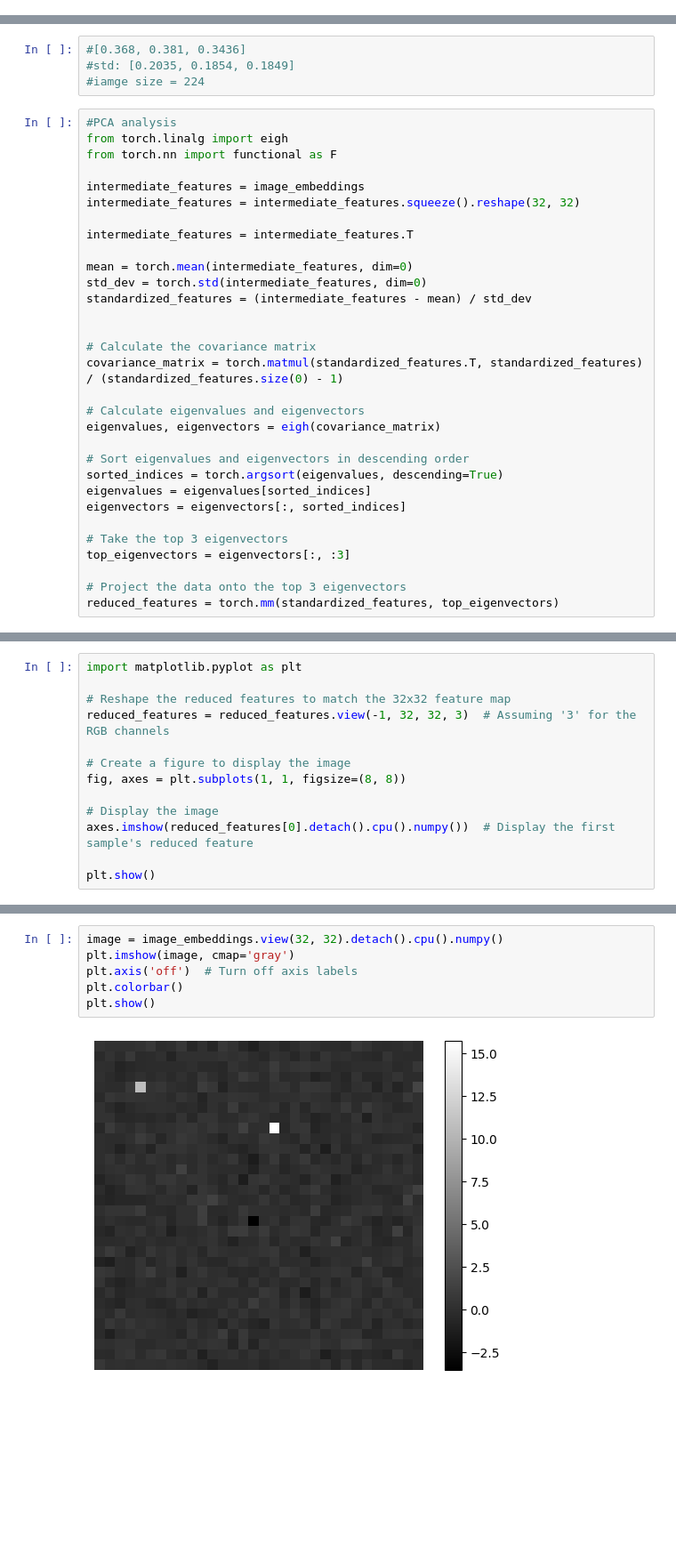
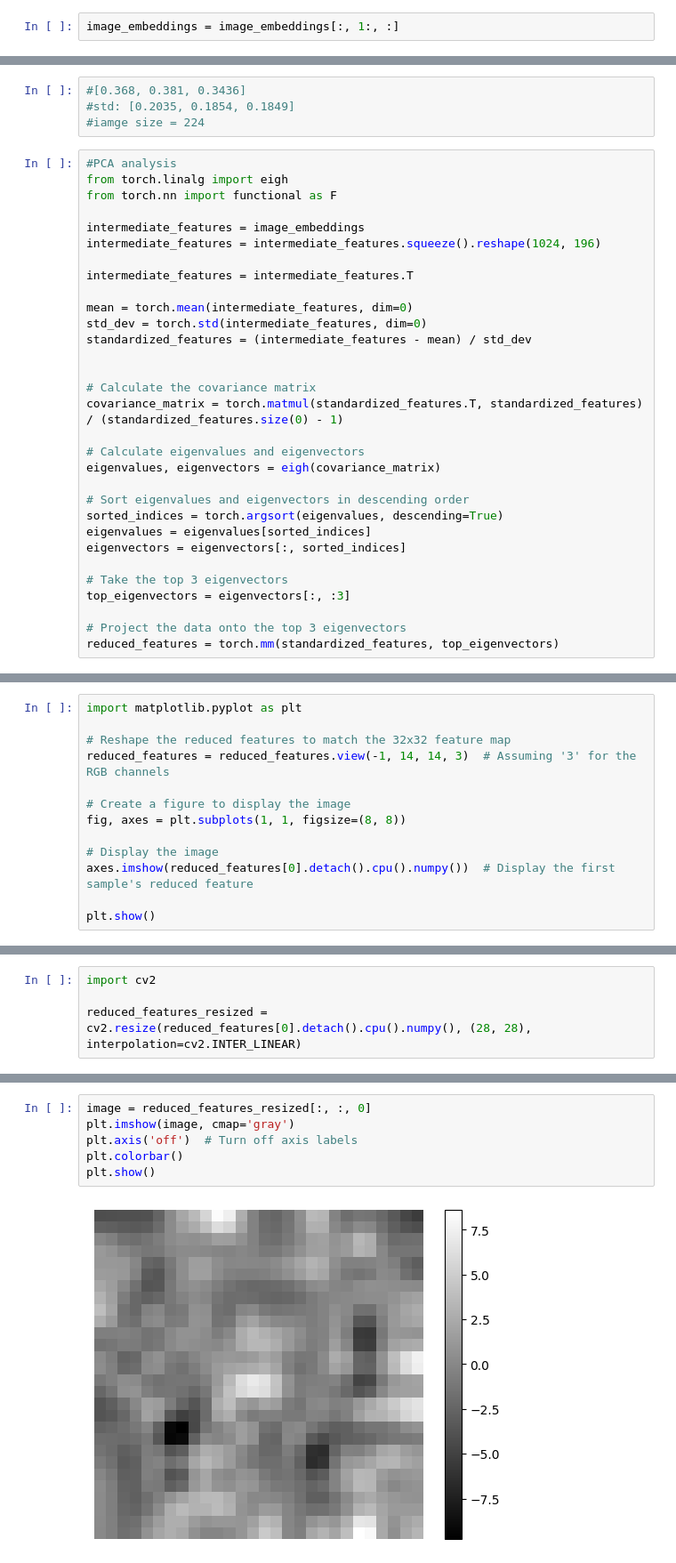
Before and after one commit to Bissmella/CV_misc, a Jupyter notebook: scale_mae.ipynb, the cells around one changed output, grey strips where cells are left out. Shown at 89% size. Cells and saved outputs as stored; diff of their text form; blank space fills up the shorter version.

```diff
--- a/scale_mae.ipynb
+++ b/scale_mae.ipynb
@@ -92,0 +102,2 @@ torch.Size([1, 1024])
+# %%
+image_embeddings = image_embeddings[:, 1:, :]
@@ -104,7 +119,7 @@ from torch.linalg import eigh
 from torch.nn import functional as F
 
 intermediate_features = image_embeddings
-intermediate_features = intermediate_features.squeeze().reshape(32, 32)
+intermediate_features = intermediate_features.squeeze().reshape(1024, 196)
 
 intermediate_features = intermediate_features.T
 
@@ -137,7 +152,7 @@ torch.Size([32, 3])
 import matplotlib.pyplot as plt
 
 # Reshape the reduced features to match the 32x32 feature map
-reduced_features = reduced_features.view(-1, 32, 32, 3)  # Assuming '3' for the RGB channels
+reduced_features = reduced_features.view(-1, 14, 14, 3)  # Assuming '3' for the RGB channels
 
 # Create a figure to display the image
 fig, axes = plt.subplots(1, 1, figsize=(8, 8))
@@ -150,0 +167,4 @@ RuntimeError: ignored
+# %%
+import cv2
+
+reduced_features_resized = cv2.resize(reduced_features[0].detach().cpu().numpy(), (28, 28), interpolation=cv2.INTER_LINEAR)
@@ -151,8 +183,8 @@ RuntimeError: ignored
 # %%
-image = image_embeddings.view(32, 32).detach().cpu().numpy()
+image = reduced_features_resized[:, :, 0]
 plt.imshow(image, cmap='gray')
 plt.axis('off')  # Turn off axis labels
 plt.colorbar()
 plt.show()
 # %% [output]
-[figure, old version]
+[figure, new version]
```
Also changed, not shown: parts of 12 cells of this notebook.
